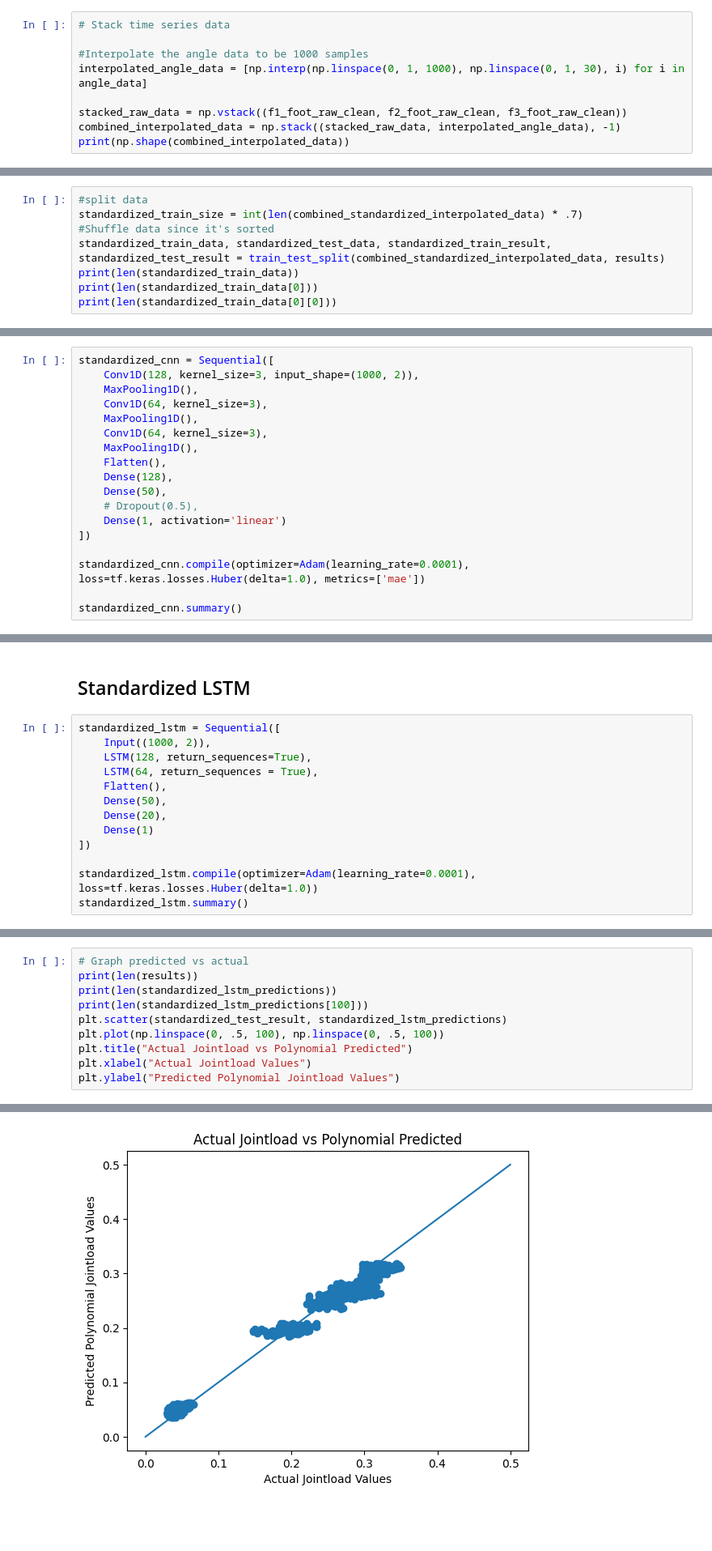
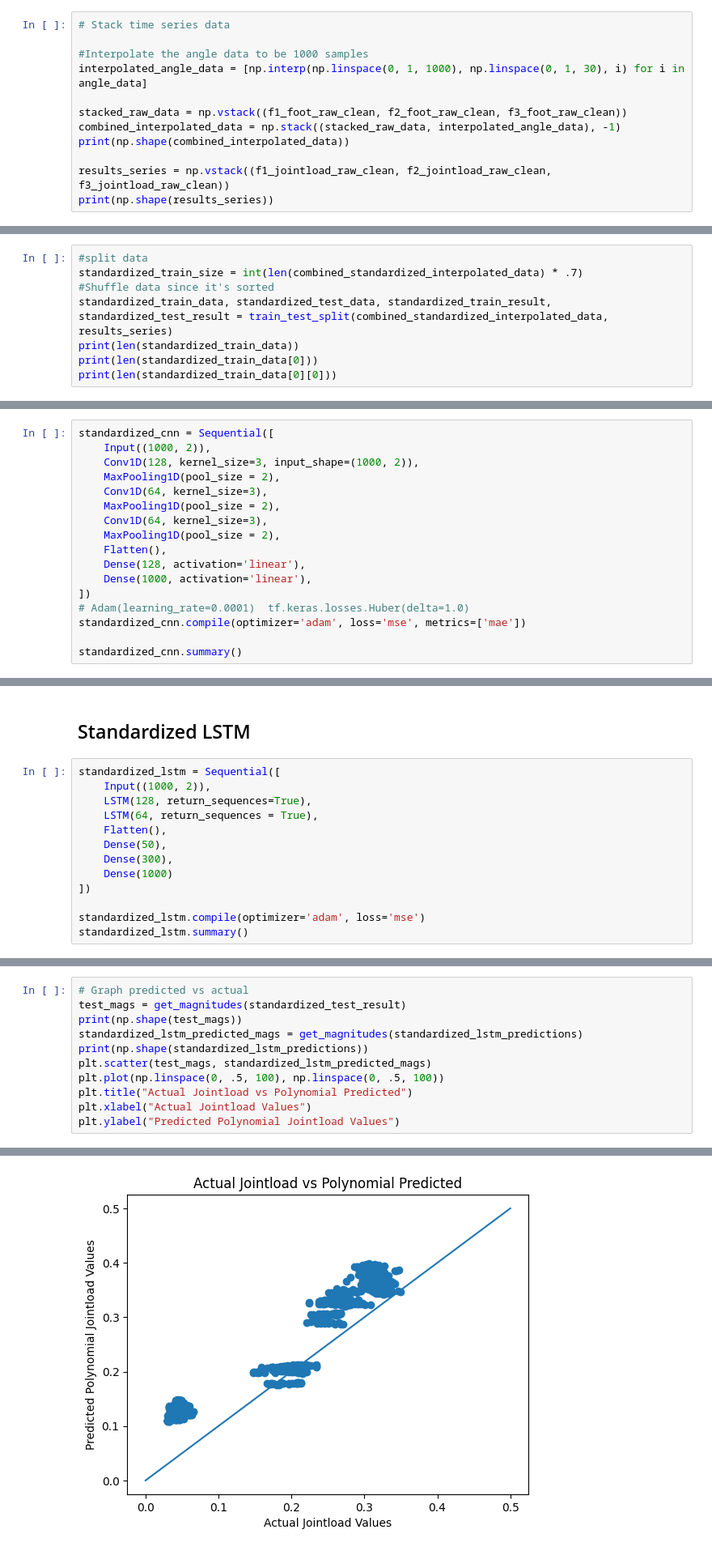
Before and after one commit to Jcollins2021/Jointload-Project, a Jupyter notebook: data_analysis.ipynb, the cells around one changed output, grey strips where cells are left out. Shown at 81% size. Cells and saved outputs as stored; diff of their text form; blank space fills up the shorter version.

```diff
--- a/data_analysis.ipynb
+++ b/data_analysis.ipynb
@@ -927,5 +927,8 @@ interpolated_angle_data = [np.interp(np.linspace(0, 1, 1000), np.linspace(0, 1,
 stacked_raw_data = np.vstack((f1_foot_raw_clean, f2_foot_raw_clean, f3_foot_raw_clean))
 combined_interpolated_data = np.stack((stacked_raw_data, interpolated_angle_data), -1)
 print(np.shape(combined_interpolated_data))
+
+results_series = np.vstack((f1_jointload_raw_clean, f2_jointload_raw_clean, f3_jointload_raw_clean))
+print(np.shape(results_series))
 # %% [output]
 (3975, 1000, 2)
@@ -1129,7 +1174,7 @@ print(np.shape(combined_standardized_interpolated_data))
 #split data
 standardized_train_size = int(len(combined_standardized_interpolated_data) * .7)
 #Shuffle data since it's sorted
-standardized_train_data, standardized_test_data, standardized_train_result, standardized_test_result = train_test_split(combined_standardized_interpolated_data, results)
+standardized_train_data, standardized_test_data, standardized_train_result, standardized_test_result = train_test_split(combined_standardized_interpolated_data, results_series)
 print(len(standardized_train_data))
 print(len(standardized_train_data[0]))
 print(len(standardized_train_data[0][0]))
@@ -1139,20 +1184,19 @@ print(len(standardized_train_data[0][0]))
 2
 # %%
 standardized_cnn = Sequential([
+    Input((1000, 2)),
     Conv1D(128, kernel_size=3, input_shape=(1000, 2)),
-    MaxPooling1D(),
+    MaxPooling1D(pool_size = 2),
     Conv1D(64, kernel_size=3),
-    MaxPooling1D(),
+    MaxPooling1D(pool_size = 2),
     Conv1D(64, kernel_size=3),
-    MaxPooling1D(),
+    MaxPooling1D(pool_size = 2),
     Flatten(),
-    Dense(128),
-    Dense(50),
-    # Dropout(0.5),
-    Dense(1, activation='linear')
+    Dense(128, activation='linear'),
+    Dense(1000, activation='linear'),
 ])
-
-standardized_cnn.compile(optimizer=Adam(learning_rate=0.0001), loss=tf.keras.losses.Huber(delta=1.0), metrics=['mae'])
+# Adam(learning_rate=0.0001)  tf.keras.losses.Huber(delta=1.0)
+standardized_cnn.compile(optimizer='adam', loss='mse', metrics=['mae'])
 
 standardized_cnn.summary()
 # %% [output]
@@ -1231,10 +1292,10 @@ standardized_lstm = Sequential([
     LSTM(64, return_sequences = True),
     Flatten(),
     Dense(50),
-    Dense(20),
-    Dense(1)
+    Dense(300),
+    Dense(1000)
 ])
 
-standardized_lstm.compile(optimizer=Adam(learning_rate=0.0001), loss=tf.keras.losses.Huber(delta=1.0))
+standardized_lstm.compile(optimizer='adam', loss='mse')
 standardized_lstm.summary()
 # %% [output]
@@ -1287,9 +1348,10 @@ Epoch 10/10
 # %%
 # Graph predicted vs actual
-print(len(results))
-print(len(standardized_lstm_predictions))
-print(len(standardized_lstm_predictions[100]))
-plt.scatter(standardized_test_result, standardized_lstm_predictions)
+test_mags = get_magnitudes(standardized_test_result)
+print(np.shape(test_mags))
+standardized_lstm_predicted_mags = get_magnitudes(standardized_lstm_predictions)
+print(np.shape(standardized_lstm_predictions))
+plt.scatter(test_mags, standardized_lstm_predicted_mags)
 plt.plot(np.linspace(0, .5, 100), np.linspace(0, .5, 100))
 plt.title("Actual Jointload vs Polynomial Predicted")
 plt.xlabel("Actual Jointload Values")
@@ -1302,2 +1362,2 @@ plt.ylabel("Predicted Polynomial Jointload Values")
 Text(0, 0.5, 'Predicted Polynomial Jointload Values')
-[figure, old version]
+[figure, new version]
```
Also changed, not shown: parts of 46 cells of this notebook.
